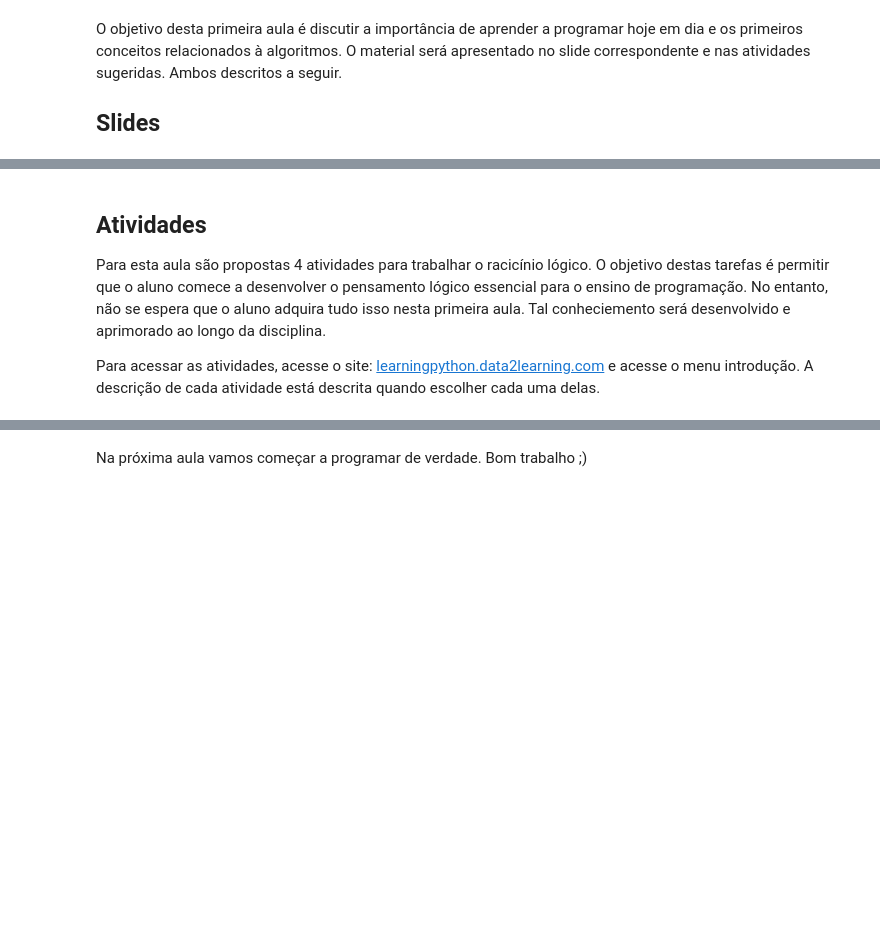
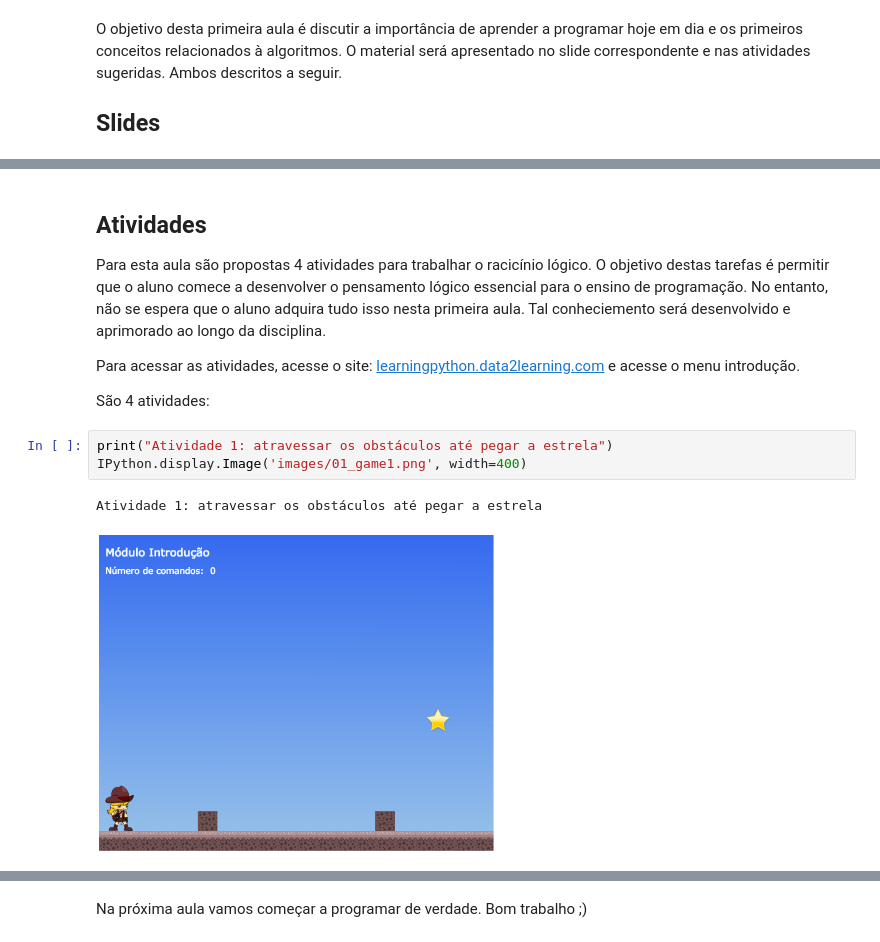
Before and after one commit to adolfoguimaraes/learningpython, a Jupyter notebook: notebook/01_Introducao.ipynb, the cells around one changed output, grey strips where cells are left out. Saved outputs shown, nothing was run; the diff lists cells and outputs as text; blank space fills up the shorter version.

Commit message:
Atualização do Notebook de introdução.

```diff
--- a/notebook/01_Introducao.ipynb
+++ b/notebook/01_Introducao.ipynb
@@ -15,4 +15,12 @@ IPython.display.HTML(iframe)
 
 Para esta aula são propostas 4 atividades para trabalhar o racicínio lógico. O objetivo destas tarefas é permitir que o aluno comece a desenvolver o pensamento lógico essencial para o ensino de programação. No entanto, não se espera que o aluno adquira tudo isso nesta primeira aula. Tal conheciemento será desenvolvido e aprimorado ao longo da disciplina.
 
-Para acessar as atividades, acesse o site: [learningpython.data2learning.com](http://learningpython.data2learning.com) e acesse o menu introdução. A descrição de cada atividade está descrita quando escolher cada uma delas.
+Para acessar as atividades, acesse o site: [learningpython.data2learning.com](http://learningpython.data2learning.com) e acesse o menu introdução.
+
+São 4 atividades:
+# %%
+print("Atividade 1: atravessar os obstáculos até pegar a estrela")
+IPython.display.Image('images/01_game1.png', width=400)
+# %% [output]
+Atividade 1: atravessar os obstáculos até pegar a estrela
+[figure, added]
```
Also changed, not shown: parts of 4 cells of this notebook, 4 other files.
